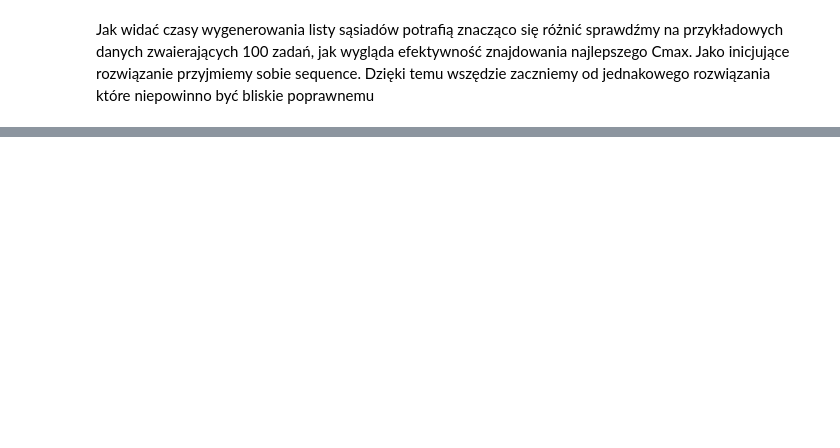
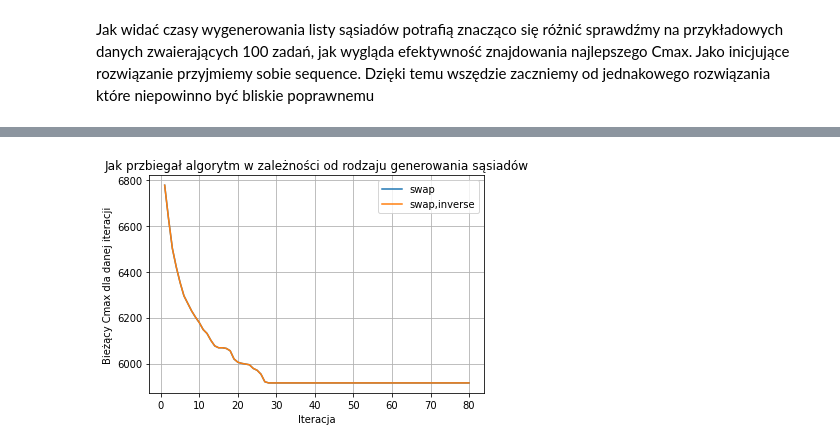
Before and after one commit to Seerfer/SPDlab, a Jupyter notebook: ZAD3/Sprawozdanie.ipynb, the cells around one changed output, grey strips where cells are left out. Cells and saved outputs as stored; diff of their text form; code cells hidden in the pictures; blank space fills up the shorter version.

```diff
--- a/ZAD3/Sprawozdanie.ipynb
+++ b/ZAD3/Sprawozdanie.ipynb
@@ -169,0 +196,16 @@ plt.show()
+# %%
+functions = ["swap", "swap,inverse"]
+history = {k: [] for k in functions}
+for function in functions:
+    history[function] = TS.Tabu_search(data, stop=stop_func, init_function=init,
+                                   iter=iter, neighbourhoods_function=str(function),)[2]
+    plt.plot(iterations, history[function], label=function)
+
+plt.legend()
+plt.grid()
+plt.title("Jak przbiegał algorytm w zależności od rodzaju generowania sąsiadów")
+plt.xlabel("Iteracja")
+plt.ylabel("Bieżący Cmax dla danej iteracji")
+plt.show()
+# %% [output]
+[figure, added]
```
Also changed, not shown: parts of 3 cells of this notebook.
